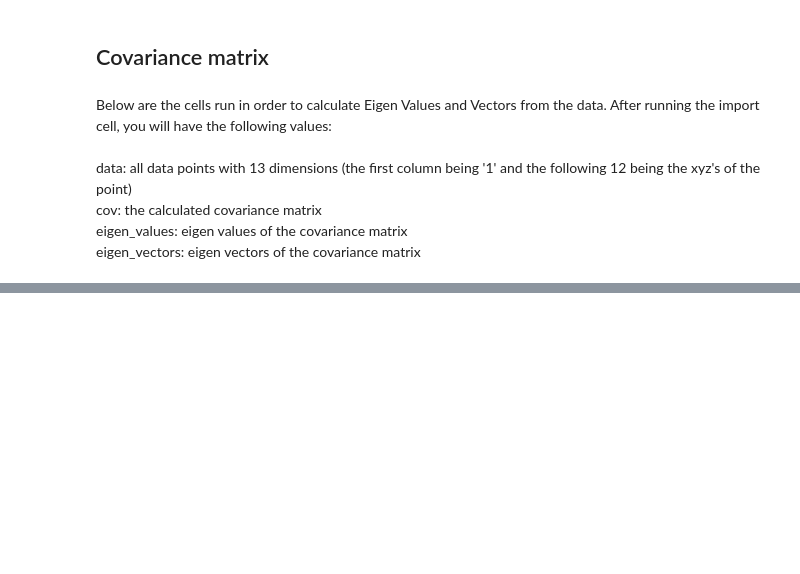
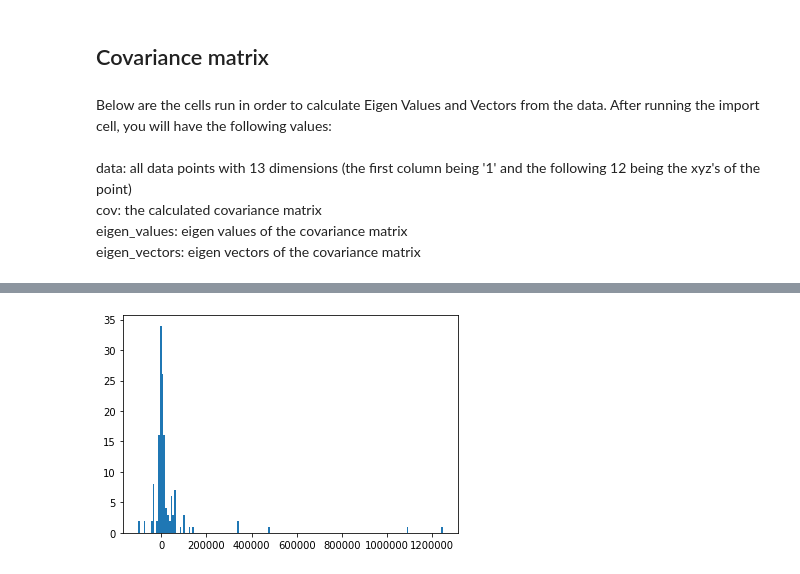
Before and after one commit to yihanhu97/SoundMapping-ODAS, a Jupyter notebook: postprocessing/Covariance Matrix Calculations.ipynb, the cells around one changed output, grey strips where cells are left out. Drawn from its saved outputs; the diff is of its cells as text; code cells hidden in the pictures; blank space fills up the shorter version.

```diff
--- a/postprocessing/Covariance Matrix Calculations.ipynb
+++ b/postprocessing/Covariance Matrix Calculations.ipynb
@@ -105,0 +146,4 @@ array([[ 5.15353103e-02, -9.01942142e-03, -2.39131445e-03,
+# %%
+hist(outters[1:,1:].flatten(),13*13);
+# %% [output]
+[figure, added]
```
Also changed, not shown: parts of 15 cells of this notebook, 3 other files.
